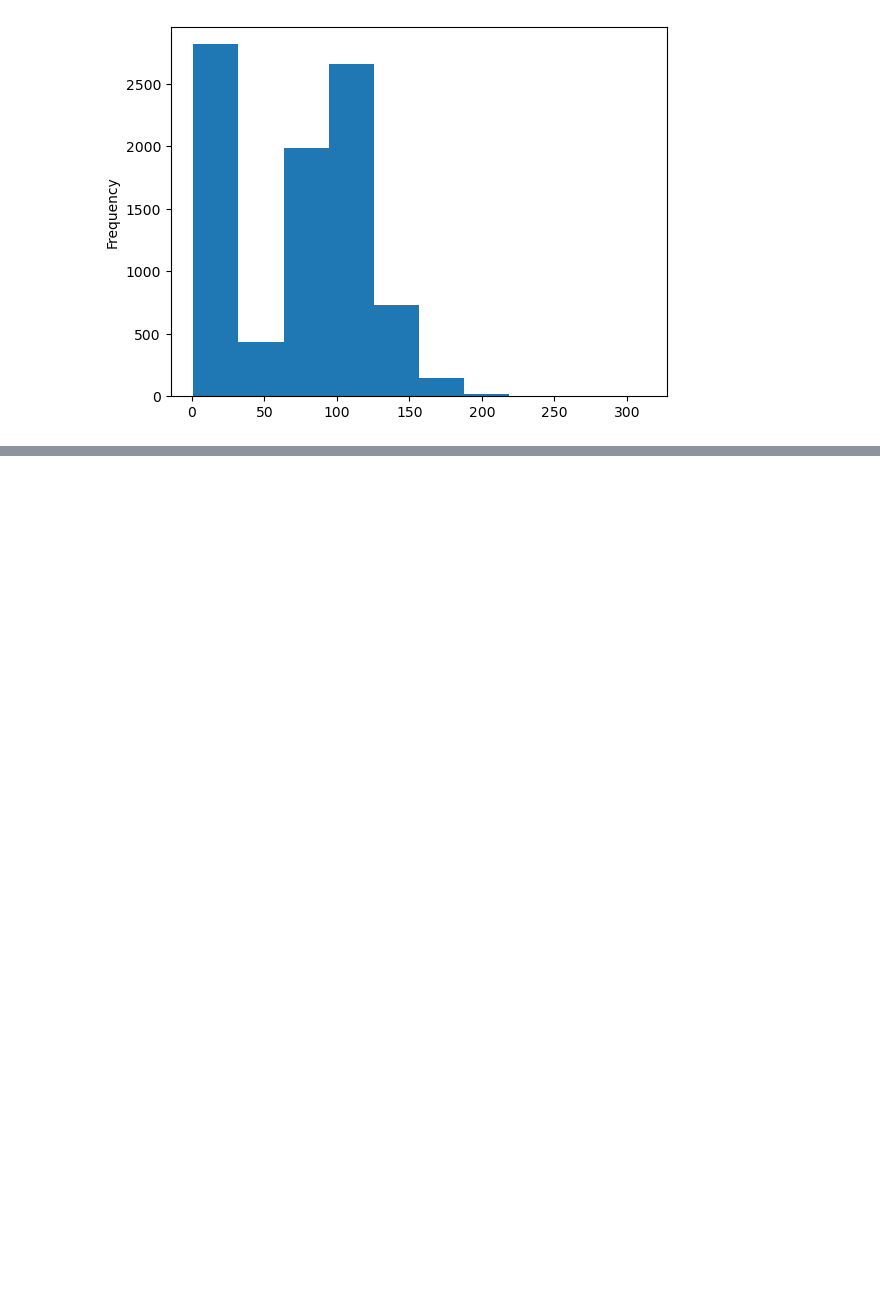
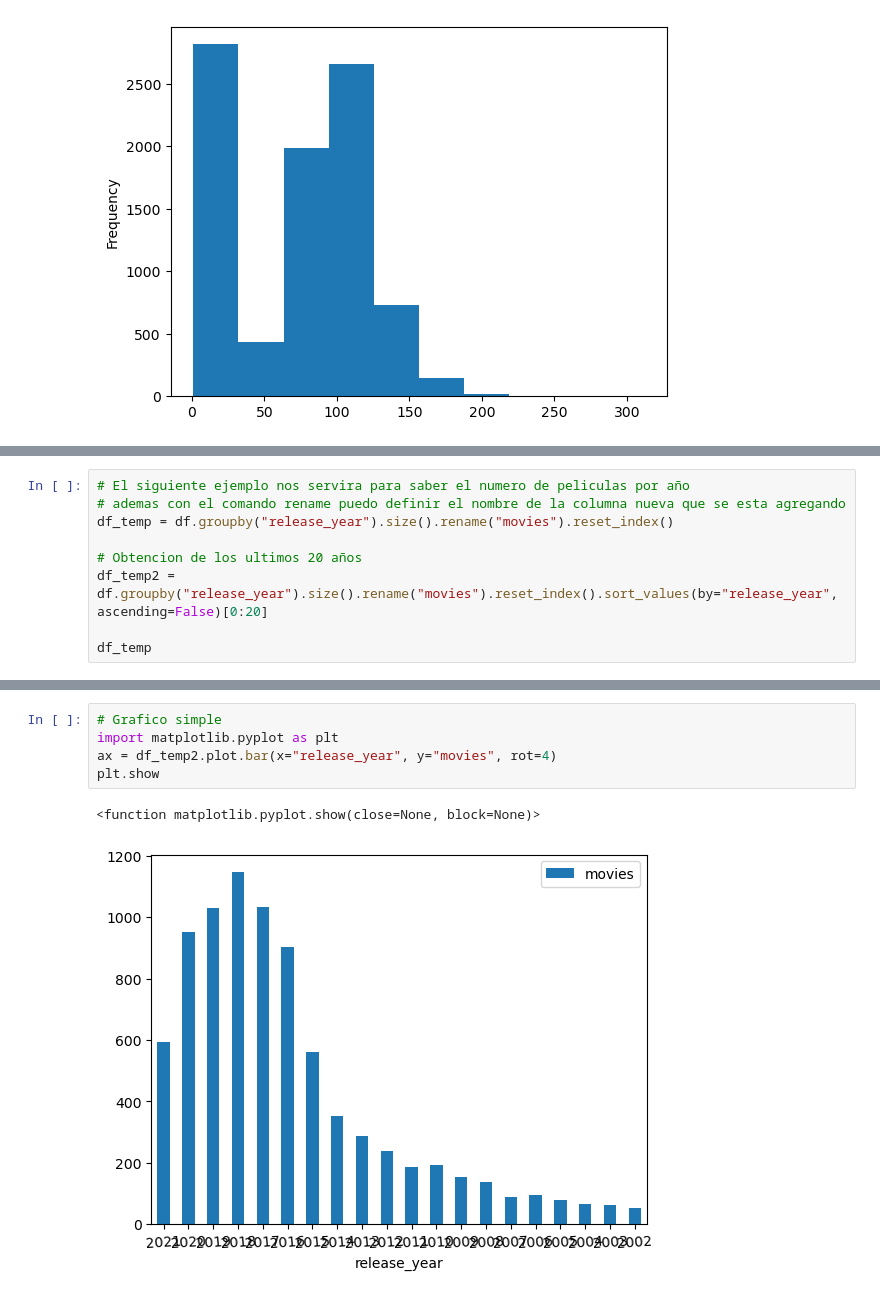
Before and after one commit to BryanHs20/Python-para-Data-Analyst, a Jupyter notebook: Python Avanzado/Data Massaging/Introduccion de Pandas.ipynb, the cells around one changed output, grey strips where cells are left out. Saved outputs shown, nothing was run; the diff lists cells and outputs as text; blank space fills up the shorter version.

```diff
--- a/Python Avanzado/Data Massaging/Introduccion de Pandas.ipynb
+++ b/Python Avanzado/Data Massaging/Introduccion de Pandas.ipynb
@@ -339,0 +478,9 @@ df.duration_num.plot.hist()
+# %%
+# El siguiente ejemplo nos servira para saber el numero de peliculas por año
+# ademas con el comando rename puedo definir el nombre de la columna nueva que se esta agregando
+df_temp = df.groupby("release_year").size().rename("movies").reset_index()
+
+# Obtencion de los ultimos 20 años
+df_temp2 = df.groupby("release_year").size().rename("movies").reset_index().sort_values(by="release_year", ascending=False)[0:20]
+
+df_temp
@@ -339,0 +508,8 @@ df.duration_num.plot.hist()
+# %%
+# Grafico simple
+import matplotlib.pyplot as plt
+ax = df_temp2.plot.bar(x="release_year", y="movies", rot=4)
+plt.show
+# %% [output]
+<function matplotlib.pyplot.show(close=None, block=None)>
+[figure, added]
```
Also changed, not shown: parts of 39 cells of this notebook, 1 other file.
